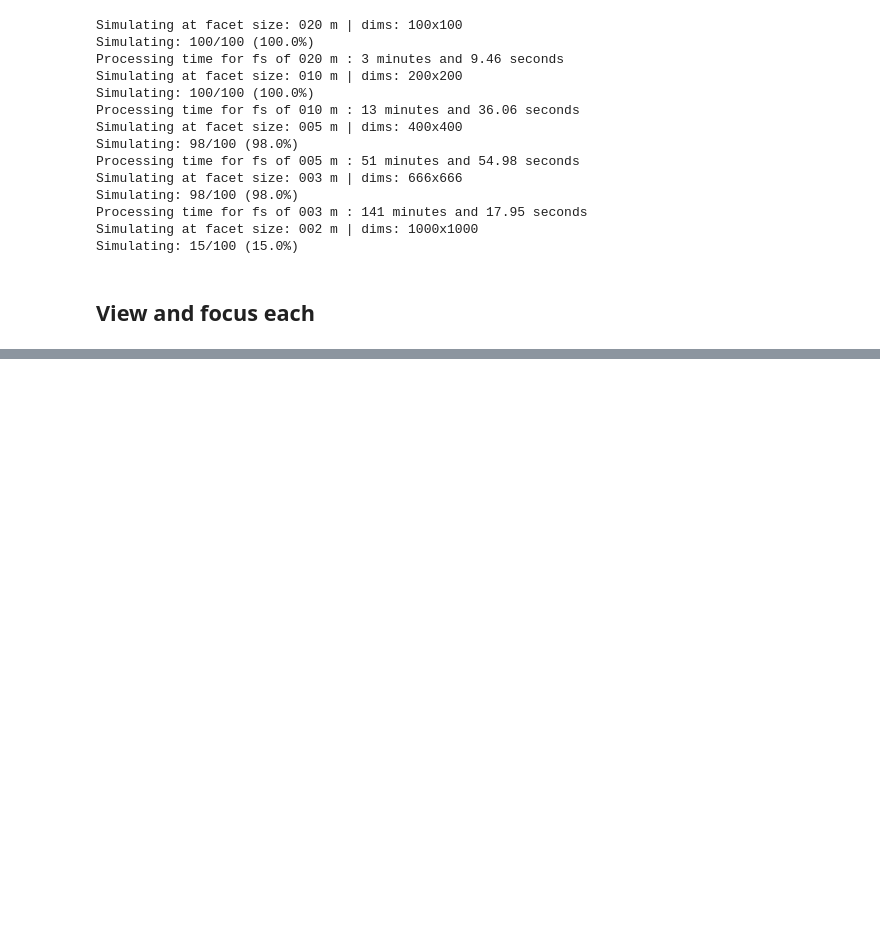
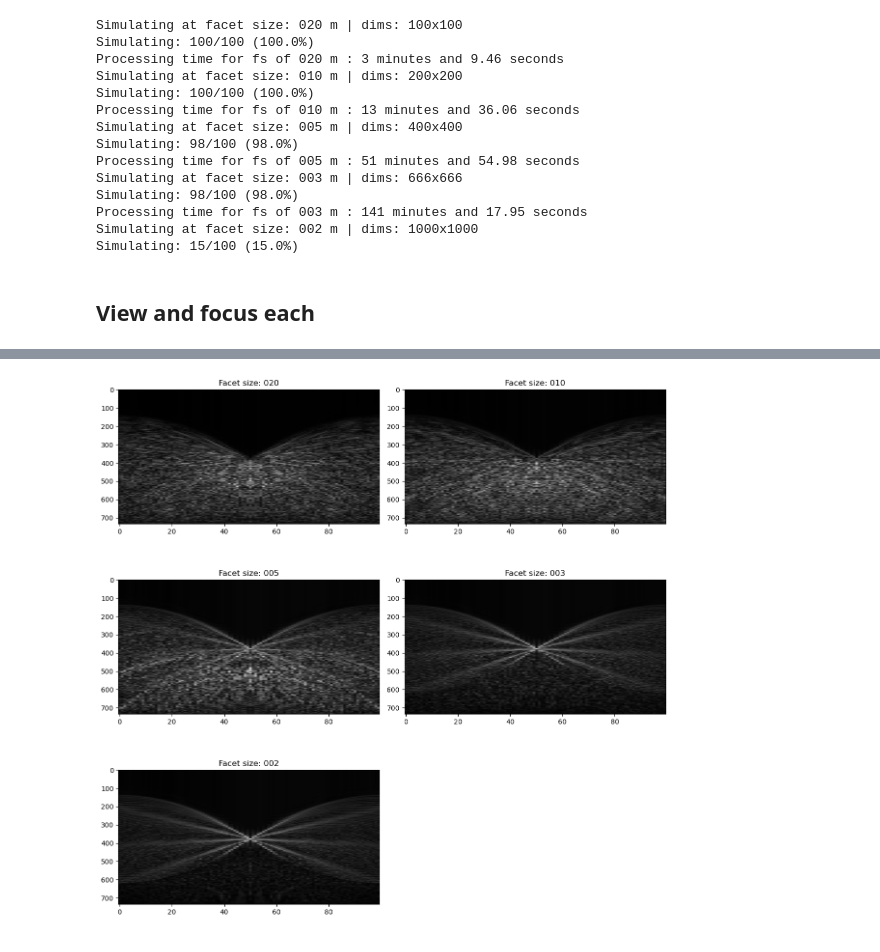
Before and after one commit to Nacnud04/EuropaRaypaths, a Jupyter notebook: TrackSims/TestFacetSize.ipynb, the cells around one changed output, grey strips where cells are left out. Drawn from its saved outputs; the diff is of its cells as text; code cells hidden in the pictures; blank space fills up the shorter version.

```diff
--- a/TrackSims/TestFacetSize.ipynb
+++ b/TrackSims/TestFacetSize.ipynb
@@ -253,10 +278,12 @@ focused = [focus(rdr, rngbin) for rdr, rngbn in zip(rdrgrms, rngbins)]
 # %%
-fig, ax = plt.subplots(4, 2, figsize=(12, 12))
+fig, ax = plt.subplots(3, 2, figsize=(12, 12))
 ax = ax.flatten()
 for i, f in enumerate(focused):
     ax[i].imshow(np.abs(f), cmap="grey", aspect=0.07)
     ax[i].set_title(f"Facet size: {fss[i]:03d}")
 ax[-1].axis("off")
 plt.tight_layout()
 plt.savefig("VariableFsFocused.png")
 plt.show()
+# %% [output]
+[figure, added]
```
Also changed, not shown: parts of 7 cells of this notebook, 10 other files.
